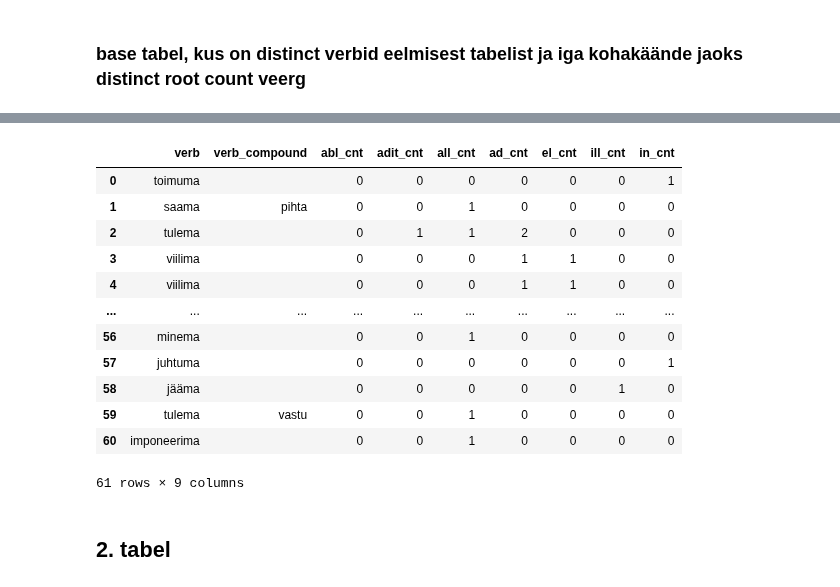
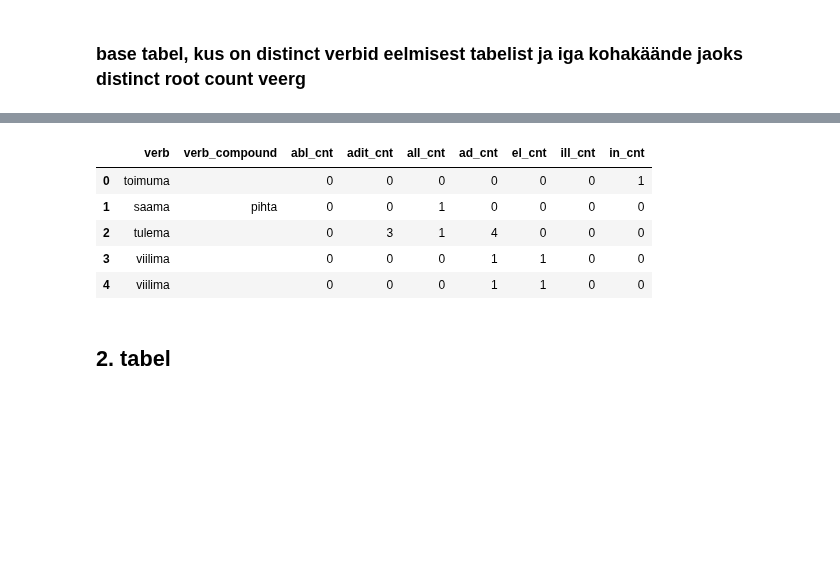
Before and after one commit to estnltk/syntax_experiments, a Jupyter notebook: workflows/005_analysis_of_annotated_actor_patterns/05_creating_summary_tables/01_create_verb_locative_counts_table.ipynb, the cells around one changed output, grey strips where cells are left out. Cells and saved outputs as stored; diff of their text form; code cells hidden in the pictures; blank space fills up the shorter version.

```diff
--- a/workflows/005_analysis_of_annotated_actor_patterns/05_creating_summary_tables/01_create_verb_locative_counts_table.ipynb
+++ b/workflows/005_analysis_of_annotated_actor_patterns/05_creating_summary_tables/01_create_verb_locative_counts_table.ipynb
@@ -223,21 +219,14 @@ Wall time: 38 ms
 for tbl in [j0, j1, j2, j3, j4, j5, j6, t1, t2, t3, t4, t5, t6, t7, verb]:
     cur.execute("""DROP TABLE IF EXISTS {table}""".format(table = tbl))
 # %%
-display_db_table(con, TRANSACTIONS_OBL_LOC_COUNTS, 5, 'head')
+display_db_table(con, TRANSACTIONS_OBL_LOC_COUNTS)
 # %% [output]
 |  | verb | verb_compound | abl_cnt | adit_cnt | all_cnt | ad_cnt | el_cnt | ill_cnt | in_cnt |
 | 0 | toimuma |  | 0 | 0 | 0 | 0 | 0 | 0 | 1 |
 | 1 | saama | pihta | 0 | 0 | 1 | 0 | 0 | 0 | 0 |
-| 2 | tulema |  | 0 | 1 | 1 | 2 | 0 | 0 | 0 |
+| 2 | tulema |  | 0 | 3 | 1 | 4 | 0 | 0 | 0 |
 | 3 | viilima |  | 0 | 0 | 0 | 1 | 1 | 0 | 0 |
 | 4 | viilima |  | 0 | 0 | 0 | 1 | 1 | 0 | 0 |
-| ... | ... | ... | ... | ... | ... | ... | ... | ... | ... |
-| 56 | minema |  | 0 | 0 | 1 | 0 | 0 | 0 | 0 |
-| 57 | juhtuma |  | 0 | 0 | 0 | 0 | 0 | 0 | 1 |
-| 58 | jääma |  | 0 | 0 | 0 | 0 | 0 | 1 | 0 |
-| 59 | tulema | vastu | 0 | 0 | 1 | 0 | 0 | 0 | 0 |
-| 60 | imponeerima |  | 0 | 0 | 1 | 0 | 0 | 0 | 0 |
-61 rows × 9 columns
 # %% [markdown]
 ## 2. tabel
 # %% [markdown]
```
Also changed, not shown: parts of 9 cells of this notebook, 20 other files.
